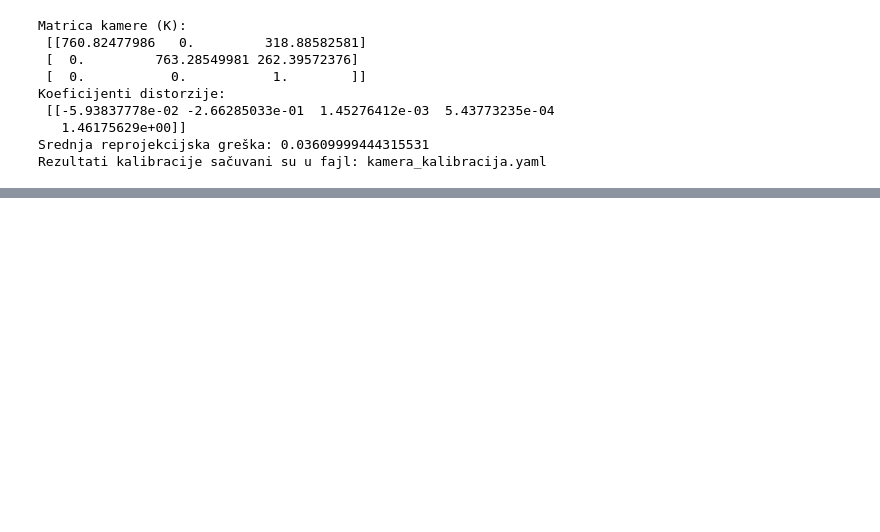
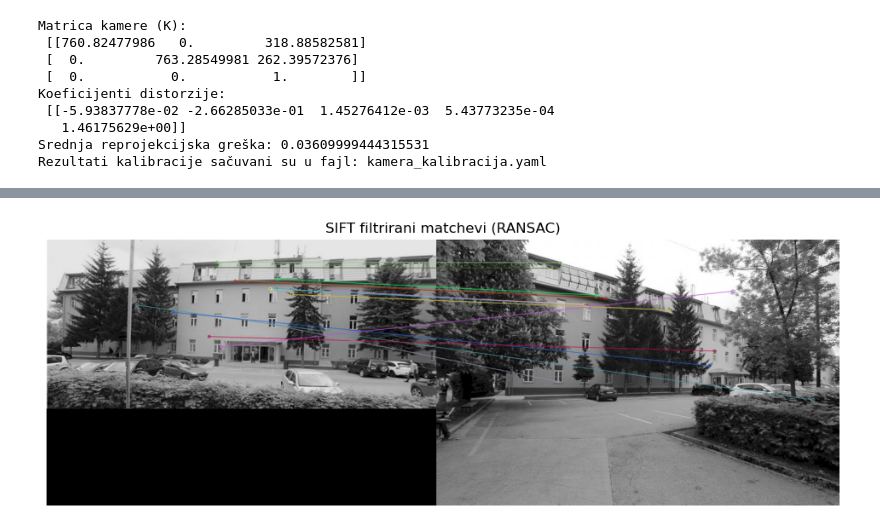
Before and after one commit to selmagolos/ORB-algorithm, a Jupyter notebook: kalibracija.ipynb, the cells around one changed output, grey strips where cells are left out. Saved outputs shown, nothing was run; the diff lists cells and outputs as text; code cells hidden in the pictures; blank space fills up the shorter version.

```diff
--- a/kalibracija.ipynb
+++ b/kalibracija.ipynb
@@ -106,0 +146,28 @@ plt.imshow(img2_2), plt.show()
+# %%
+# Ekstrakcija koordinata iz "good" mečeva
+pts1 = np.float32([kp1[m.queryIdx].pt for m in good])
+pts3 = np.float32([kp3[m.trainIdx].pt for m in good])
+
+# Provjera da li imamo dovoljno tačaka
+if len(pts1) >= 8 and len(pts3) >= 8:
+    # Fundamentalna matrica + RANSAC
+    F, mask = cv.findFundamentalMat(pts1, pts3, cv.FM_RANSAC)
+
+    if mask is not None:
+        # Zadrži samo inliere
+        pts1_in = pts1[mask.ravel() == 1]
+        pts3_in = pts3[mask.ravel() == 1]
+        good_inliers = [good[i] for i in range(len(good)) if mask[i]]
+
+        # Prikaz filtriranih mečeva
+        img_filtered = cv.drawMatches(img1, kp1, img3, kp3, good_inliers, None,
+                                      flags=cv.DrawMatchesFlags_NOT_DRAW_SINGLE_POINTS)
+        plt.figure(figsize=(12, 6))
+        plt.imshow(img_filtered), plt.title("SIFT filtrirani matchevi (RANSAC)"), plt.axis("off")
+        plt.show()
+    else:
+        print("RANSAC nije uspio pronaći fundamentalnu matricu.")
+else:
+    print(f"Premalo tačaka za RANSAC: {len(pts1)} pronađeno.")
+# %% [output]
+[figure, added]
```
Also changed, not shown: parts of 3 cells of this notebook.
